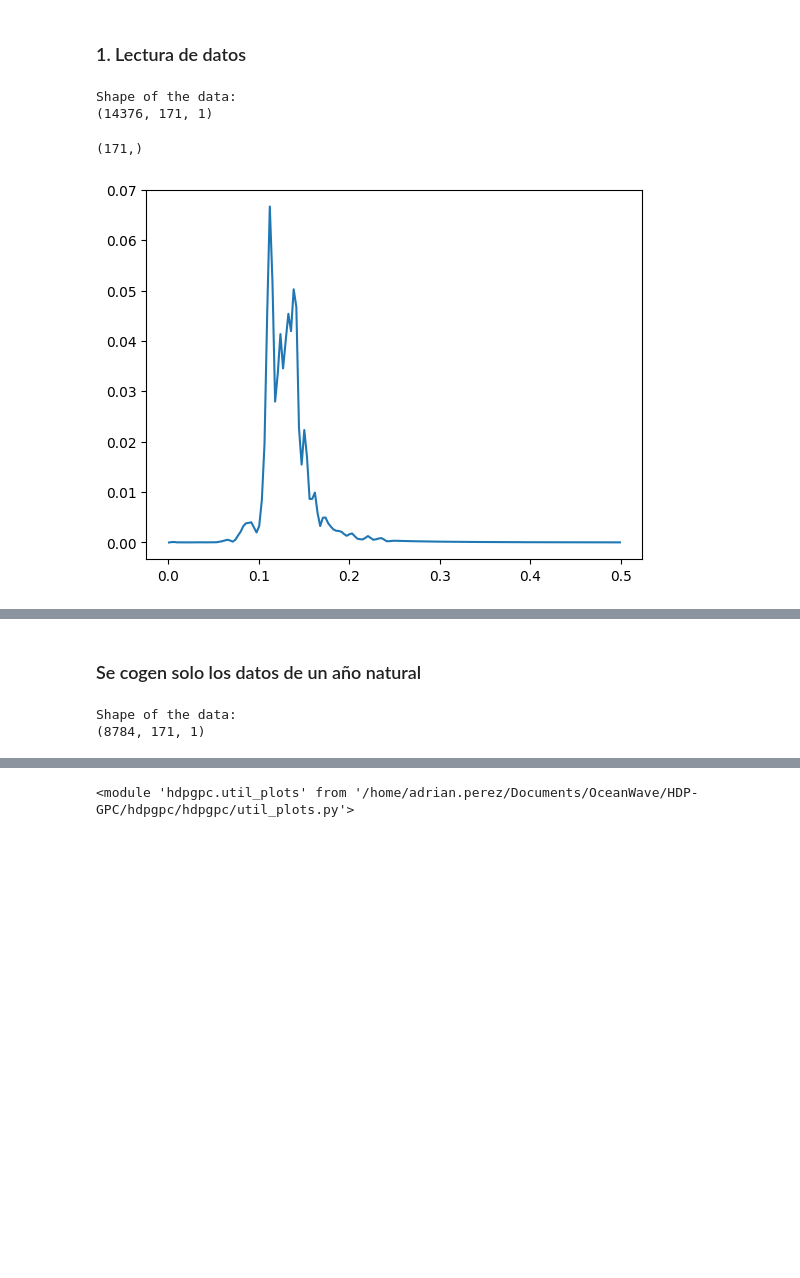
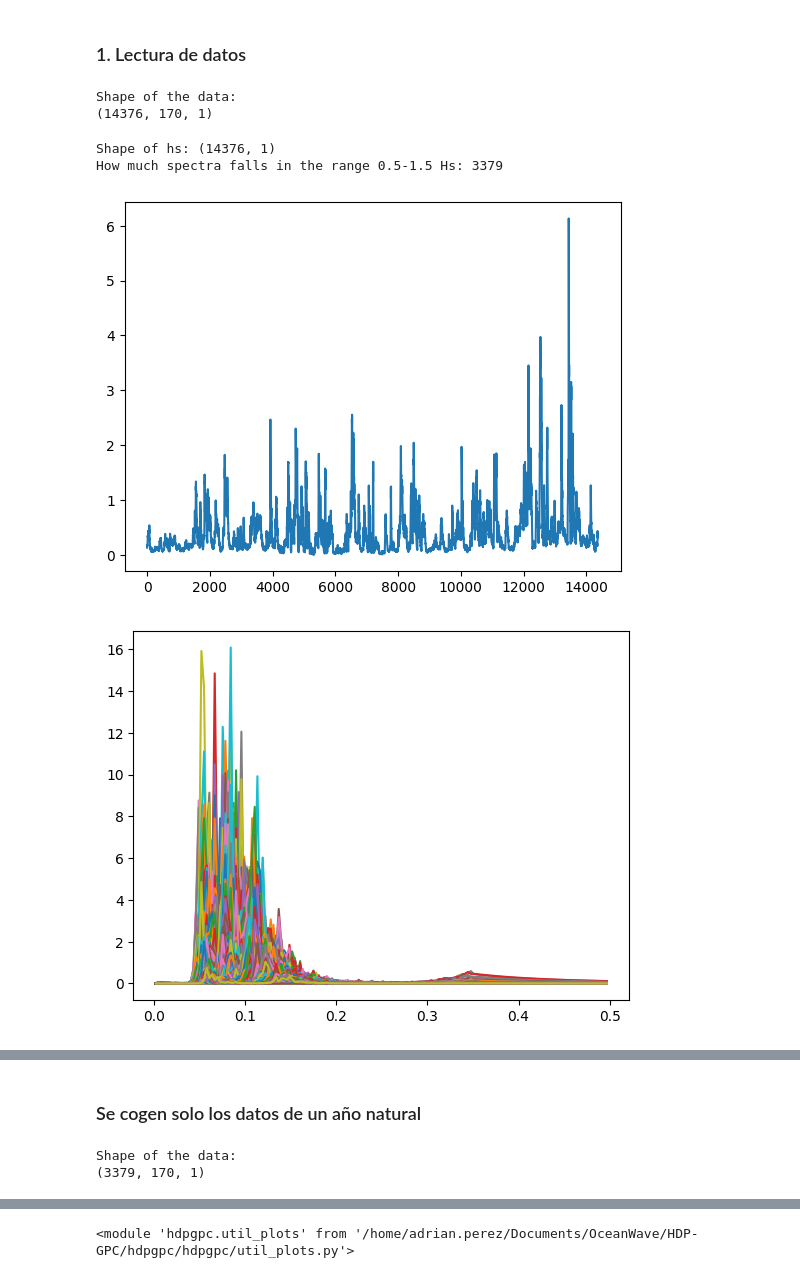
Before and after one commit to AdrianPerezHerrero/HDP-GPC, a Jupyter notebook: hdpgpc/ocean/ClasificacionOlas.ipynb, the cells around one changed output, grey strips where cells are left out. Cells and saved outputs as stored; diff of their text form; code cells hidden in the pictures; blank space fills up the shorter version.

```diff
--- a/hdpgpc/ocean/ClasificacionOlas.ipynb
+++ b/hdpgpc/ocean/ClasificacionOlas.ipynb
@@ -29,19 +29,31 @@ importlib.reload(up)
 # %%
 cwd = os.path.dirname(os.getcwd())
 data_path = os.path.join(os.path.join(cwd, 'data'), 'ocean')
-data = np.load(os.path.join(data_path, 'VES3.npy'))
-freq = np.load(os.path.join(data_path, 'freq.npy'))
+data = np.load(os.path.join(data_path, 'VES3_2.npy'))[:,:,np.newaxis]
+freq = np.load(os.path.join(data_path, 'freq_2.npy'))
 
 print("Shape of the data: ")
 print(data.shape)
 num_samples, num_obs_per_sample, num_outputs = data.shape
 # %% [output]
 Shape of the data:
-(14376, 171, 1)
+(14376, 170, 1)
 # %%
-print(freq.shape)
-plt.plot(freq, data[0,:,0])
+#Here we are going to compute the Heighs and try to filter following Hamiltons rule.
+interv = np.repeat(freq[1]-freq[0], num_obs_per_sample)[:, np.newaxis]
+hs = 4 * np.sqrt(data[:,:,0] @ interv)
+print("Shape of hs: "+str(hs.shape))
+plt.plot(hs)
+chosen_indexes = np.where((hs > 0.5) & (hs < 1.5))[0]
+print("How much spectra falls in the range 0.5-1.5 Hs: " + str(chosen_indexes.shape[0]))
 plt.show()
+plt.plot(freq, data[:,:,0][chosen_indexes].T)
+plt.show()
+lognorm_data = np.log(data + 1e-6) - np.mean(np.log(data+ 1e-6), axis=1)[:,np.newaxis,:]
+plt.plot(freq, lognorm_data[:,:,0][chosen_indexes].T)
+plt.show()
 # %% [output]
-(171,)
+Shape of hs: (14376, 1)
+How much spectra falls in the range 0.5-1.5 Hs: 3379
-[figure, old version]
+[figure, new version]
+[figure, added]
@@ -76,10 +89,13 @@ data = data[:, :, np.newaxis]
 # %%
+#Select indexes
+data = data[chosen_indexes]
 print("Shape of the data: ")
 print(data.shape)
+
 num_samples, num_obs_per_sample, num_outputs = data.shape
 # %% [output]
 Shape of the data:
-(8784, 171, 1)
+(3379, 170, 1)
 # %%
 print(freq.shape)
 plt.plot(freq, data[0,:,0])
```
Also changed, not shown: parts of 17 cells of this notebook, 6 other files.
